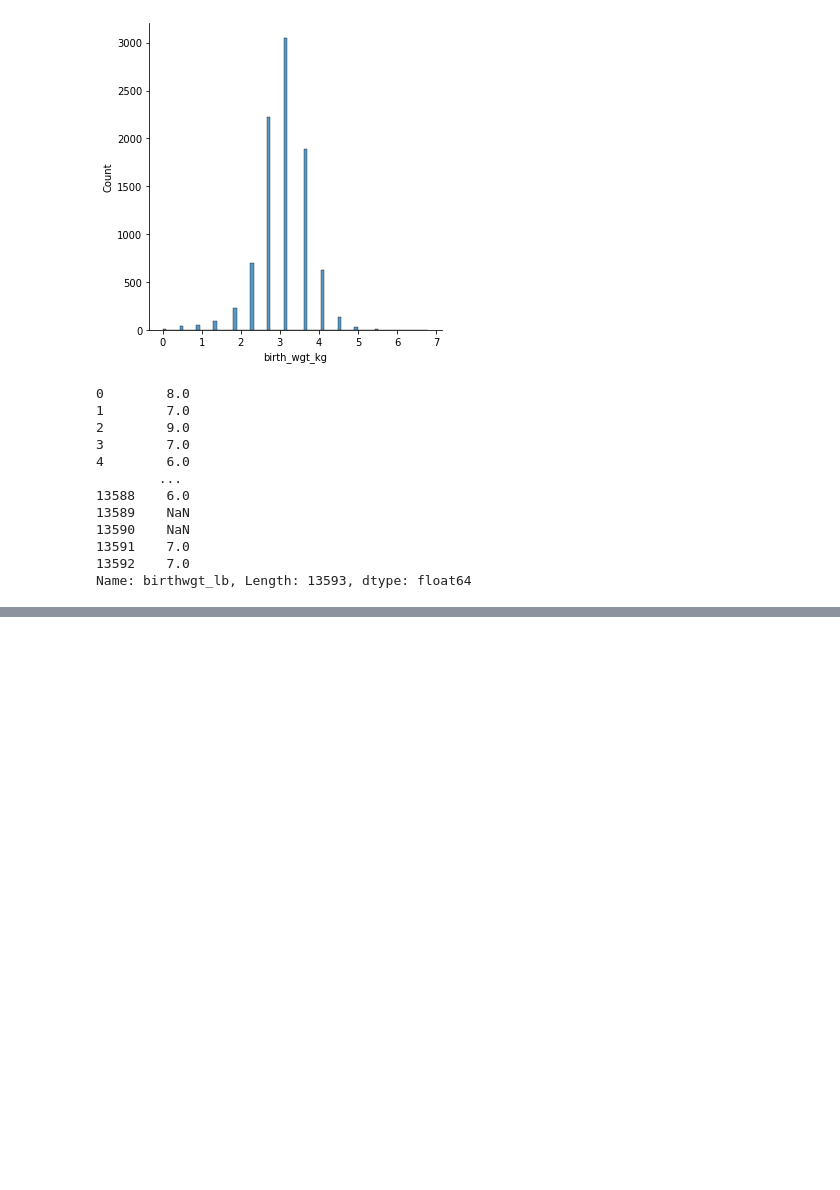
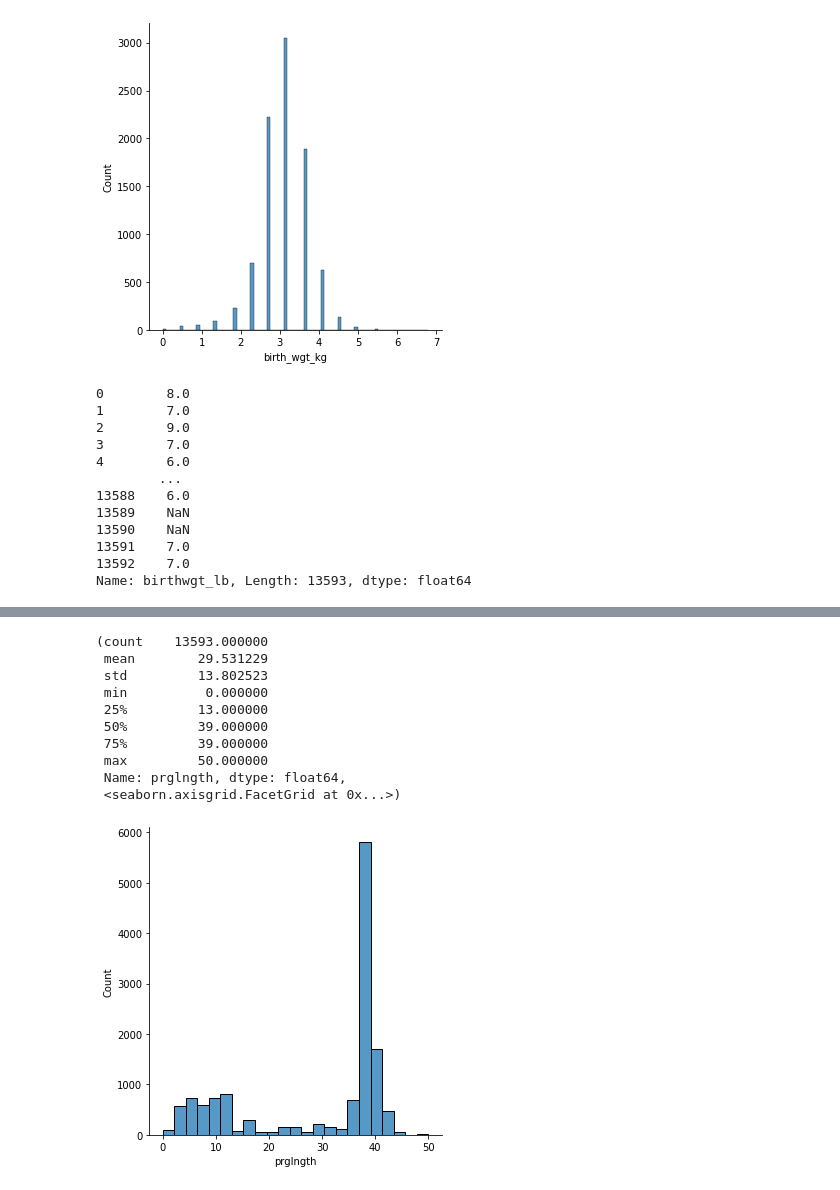
Before and after one commit to draibolit/ThinkStats2, a Jupyter notebook: code/chapter1_draft.ipynb, the cells around one changed output, grey strips where cells are left out. Cells and saved outputs as stored; diff of their text form; code cells hidden in the pictures; blank space fills up the shorter version.

```diff
--- a/code/chapter1_draft.ipynb
+++ b/code/chapter1_draft.ipynb
@@ -58,0 +85,14 @@ Name: birthwgt_lb, Length: 13593, dtype: float64
+# %%
+df['prglngth'].describe(), sns.displot(df['prglngth'])
+# %% [output]
+(count    13593.000000
+ mean        29.531229
+ std         13.802523
+ min          0.000000
+ 25%         13.000000
+ 50%         39.000000
+ 75%         39.000000
+ max         50.000000
+ Name: prglngth, dtype: float64,
+ <seaborn.axisgrid.FacetGrid at 0x...>)
+[figure, added]
```
Also changed, not shown: parts of 6 cells of this notebook, 4 other files.
